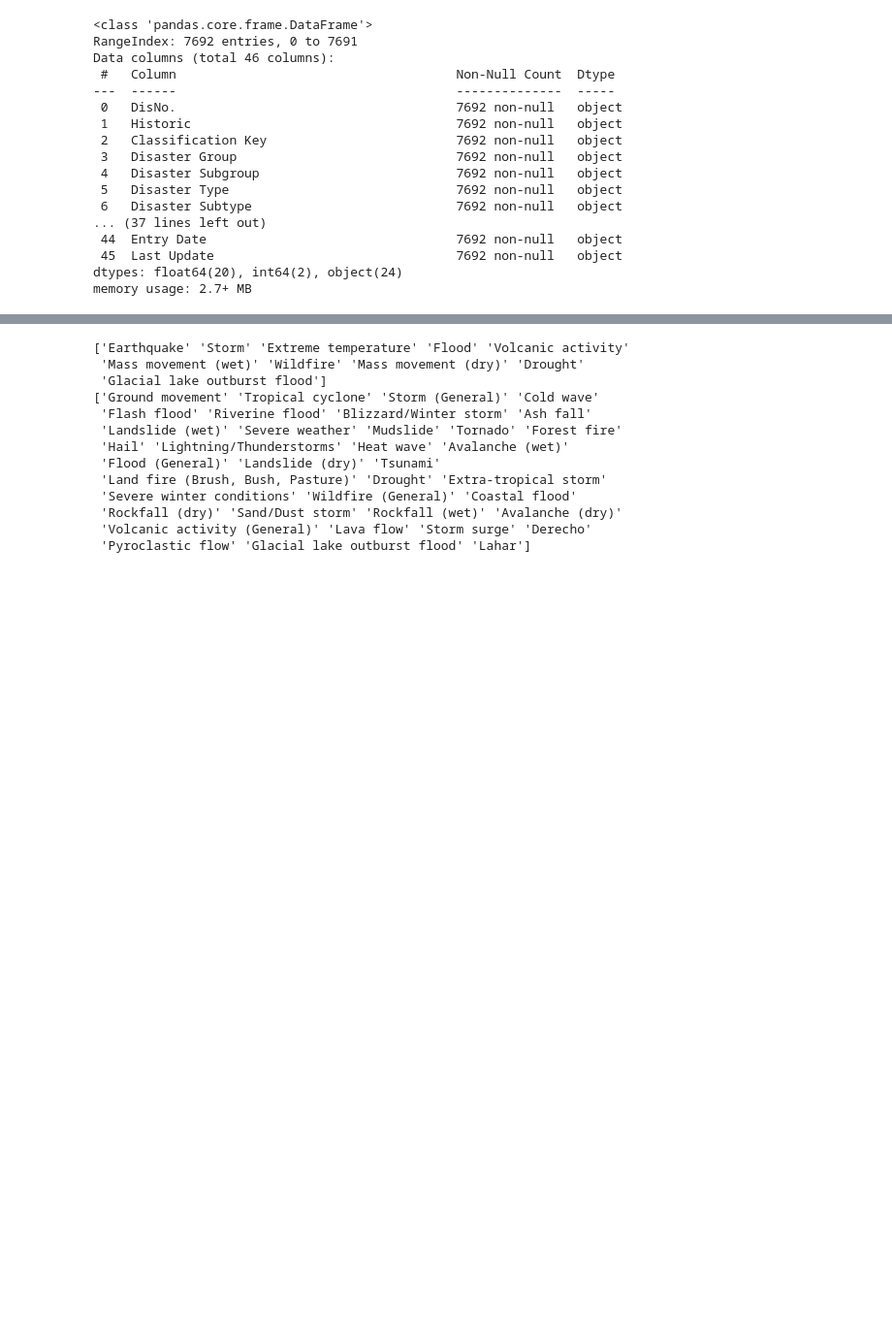
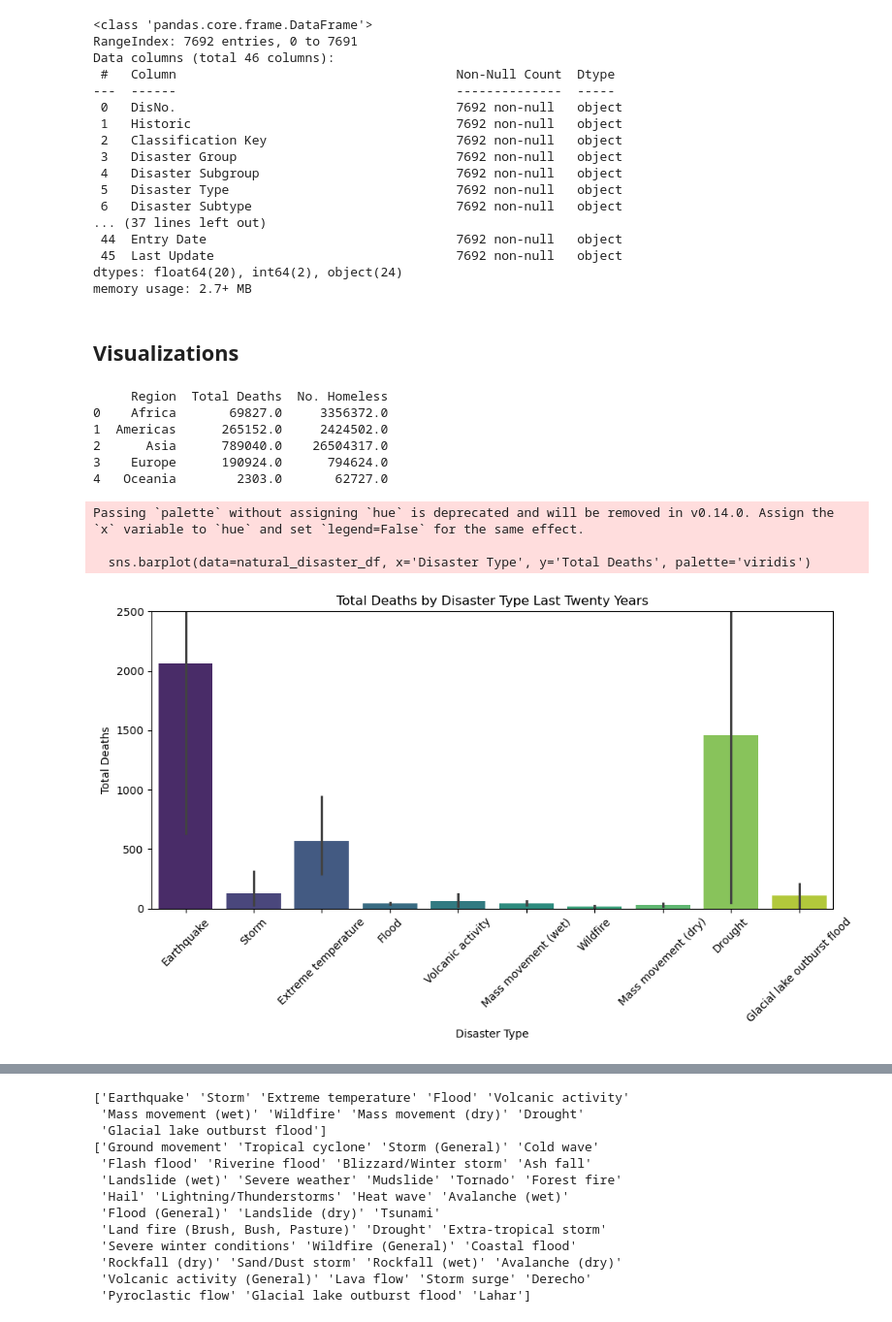
Before and after one commit to Csaldivar23/Project_3, a Jupyter notebook: natural_disaster_ETL.ipynb, the cells around one changed output, grey strips where cells are left out. Shown: that part at 97% size. Cells and saved outputs as stored; diff of their text form; code cells hidden in the pictures; blank space fills up the shorter version.

```diff
--- a/natural_disaster_ETL.ipynb
+++ b/natural_disaster_ETL.ipynb
@@ -39,3 +41,36 @@ Data columns (total 46 columns):
  45  Last Update                                7692 non-null   object
 dtypes: float64(20), int64(2), object(24)
 memory usage: 2.7+ MB
+# %% [markdown]
+## Visualizations
+# %%
+# Creating DataFrame for different Regions
+region_summary_df = natural_disaster_df.groupby('Region')[['Total Deaths', 'No. Homeless']].sum().reset_index()
+print(region_summary_df)
+# %% [output]
+     Region  Total Deaths  No. Homeless
+0    Africa       69827.0     3356372.0
+1  Americas      265152.0     2424502.0
+2      Asia      789040.0    26504317.0
+3    Europe      190924.0      794624.0
+4   Oceania        2303.0       62727.0
+# %%
+# Creating Bar Graph of 'Total Deaths by Disaster Type Last Twenty Years'
+plt.figure(figsize=(10, 6))
+
+sns.barplot(data=natural_disaster_df, x='Disaster Type', y='Total Deaths', palette='viridis')
+
+plt.title('Total Deaths by Disaster Type Last Twenty Years')
+plt.xlabel('Disaster Type')
+plt.ylabel('Total Deaths')
+
+plt.xticks(rotation=45)
+plt.ylim(0, 2500)
+plt.tight_layout()
+
+plt.show()
+# %% [output]
+Passing `palette` without assigning `hue` is deprecated and will be removed in v0.14.0. Assign the `x` variable to `hue` and set `legend=False` for the same effect.
+
+  sns.barplot(data=natural_disaster_df, x='Disaster Type', y='Total Deaths', palette='viridis')
+[figure, added]
```
Also changed, not shown: parts of 4 cells of this notebook.
